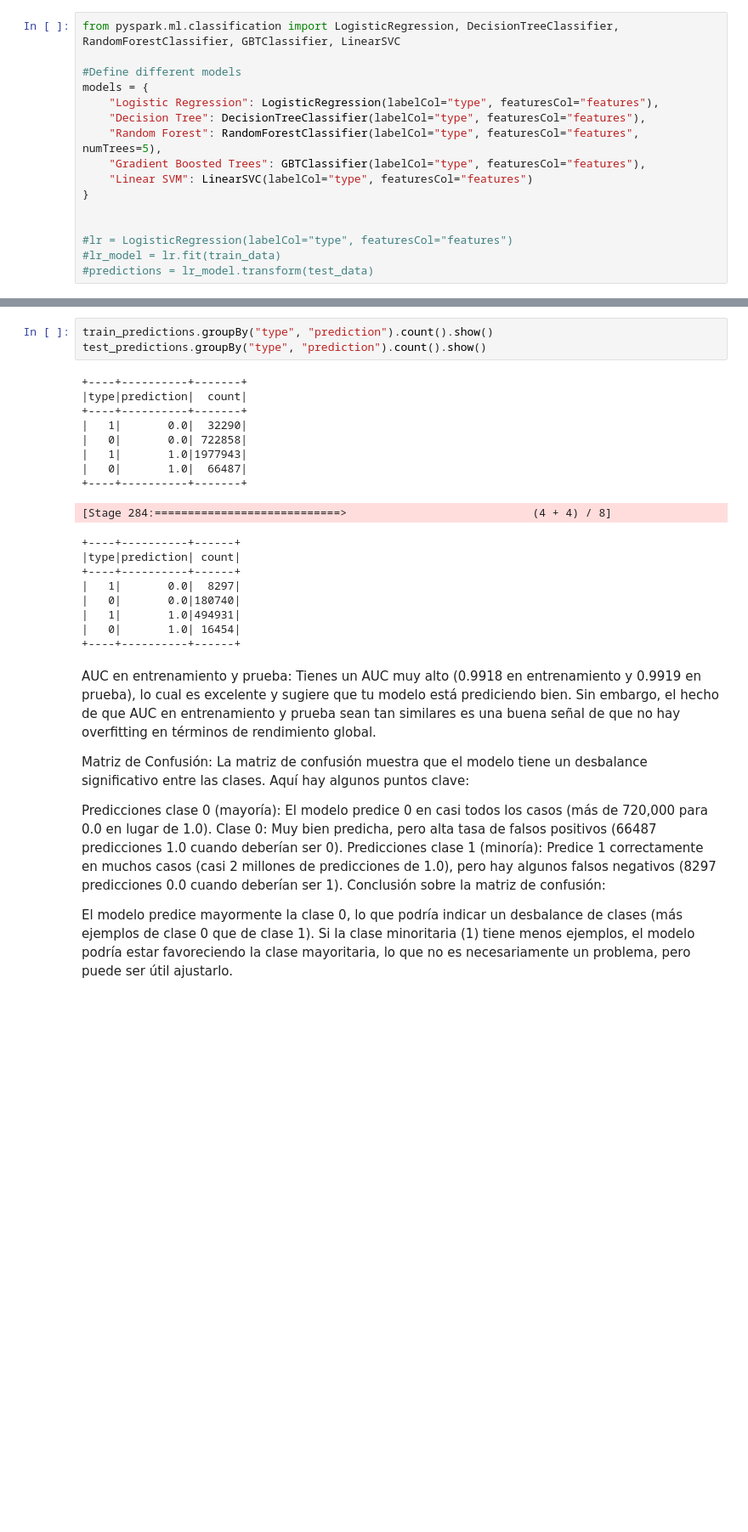
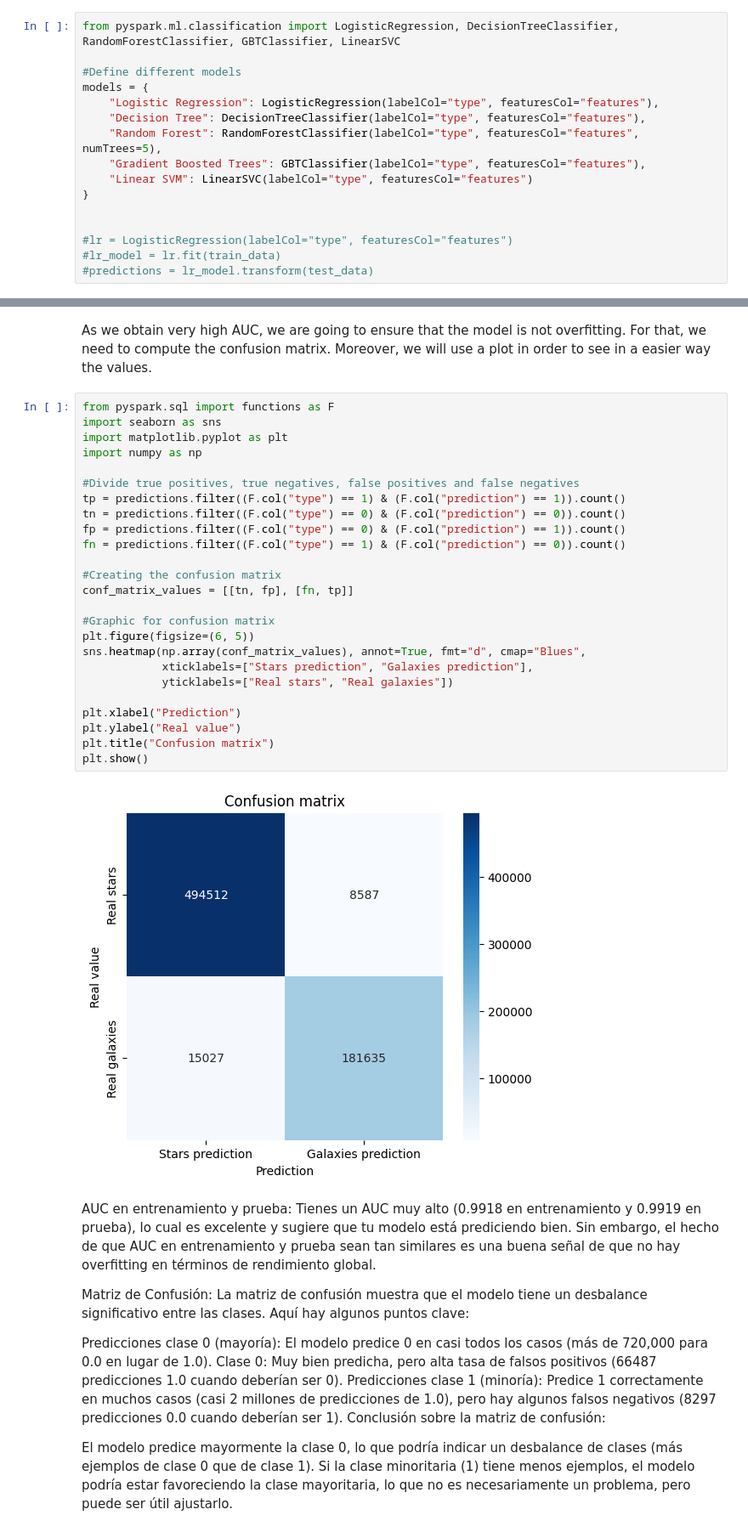
Before and after one commit to Gonzatorra/bigDataAstronomy, a Jupyter notebook: process.ipynb, the cells around one changed output, grey strips where cells are left out. Shown at 85% size. Saved outputs shown, nothing was run; the diff lists cells and outputs as text; blank space fills up the shorter version.

Commit message:
Confusion matrix

```diff
--- a/process.ipynb
+++ b/process.ipynb
@@ -399,24 +407,32 @@ El modelo Linear SVM no tiene la columna 'probability', no se incluirá en el gr
-# %%
-train_predictions.groupBy("type", "prediction").count().show()
-test_predictions.groupBy("type", "prediction").count().show()
-# %% [output]
-+----+----------+-------+
-|type|prediction|  count|
-+----+----------+-------+
-|   1|       0.0|  32290|
-|   0|       0.0| 722858|
-|   1|       1.0|1977943|
-|   0|       1.0|  66487|
-+----+----------+-------+
-[Stage 284:============================>                            (4 + 4) / 8]
-+----+----------+------+
-|type|prediction| count|
-+----+----------+------+
-|   1|       0.0|  8297|
-|   0|       0.0|180740|
-|   1|       1.0|494931|
-|   0|       1.0| 16454|
-+----+----------+------+
+# %% [markdown]
+As we obtain very high AUC, we are going to ensure that the model is not overfitting. For that, we need to compute the confusion matrix. Moreover, we will use a plot in order to see in a easier way the values.
+# %%
+from pyspark.sql import functions as F
+import seaborn as sns
+import matplotlib.pyplot as plt
+import numpy as np
+
+#Divide true positives, true negatives, false positives and false negatives
+tp = predictions.filter((F.col("type") == 1) & (F.col("prediction") == 1)).count()
+tn = predictions.filter((F.col("type") == 0) & (F.col("prediction") == 0)).count()
+fp = predictions.filter((F.col("type") == 0) & (F.col("prediction") == 1)).count()
+fn = predictions.filter((F.col("type") == 1) & (F.col("prediction") == 0)).count()
+
+#Creating the confusion matrix
+conf_matrix_values = [[tn, fp], [fn, tp]]
+
+#Graphic for confusion matrix
+plt.figure(figsize=(6, 5))
+sns.heatmap(np.array(conf_matrix_values), annot=True, fmt="d", cmap="Blues",
+            xticklabels=["Stars prediction", "Galaxies prediction"],
+            yticklabels=["Real stars", "Real galaxies"])
+
+plt.xlabel("Prediction")
+plt.ylabel("Real value")
+plt.title("Confusion matrix")
+plt.show()
+# %% [output]
+[figure, added]
 # %% [markdown]
 AUC en entrenamiento y prueba:
 Tienes un AUC muy alto (0.9918 en entrenamiento y 0.9919 en prueba), lo cual es excelente y sugiere que tu modelo está prediciendo bien. Sin embargo, el hecho de que AUC en entrenamiento y prueba sean tan similares es una buena señal de que no hay overfitting en términos de rendimiento global.
```
Also changed, not shown: parts of 6 cells of this notebook.
